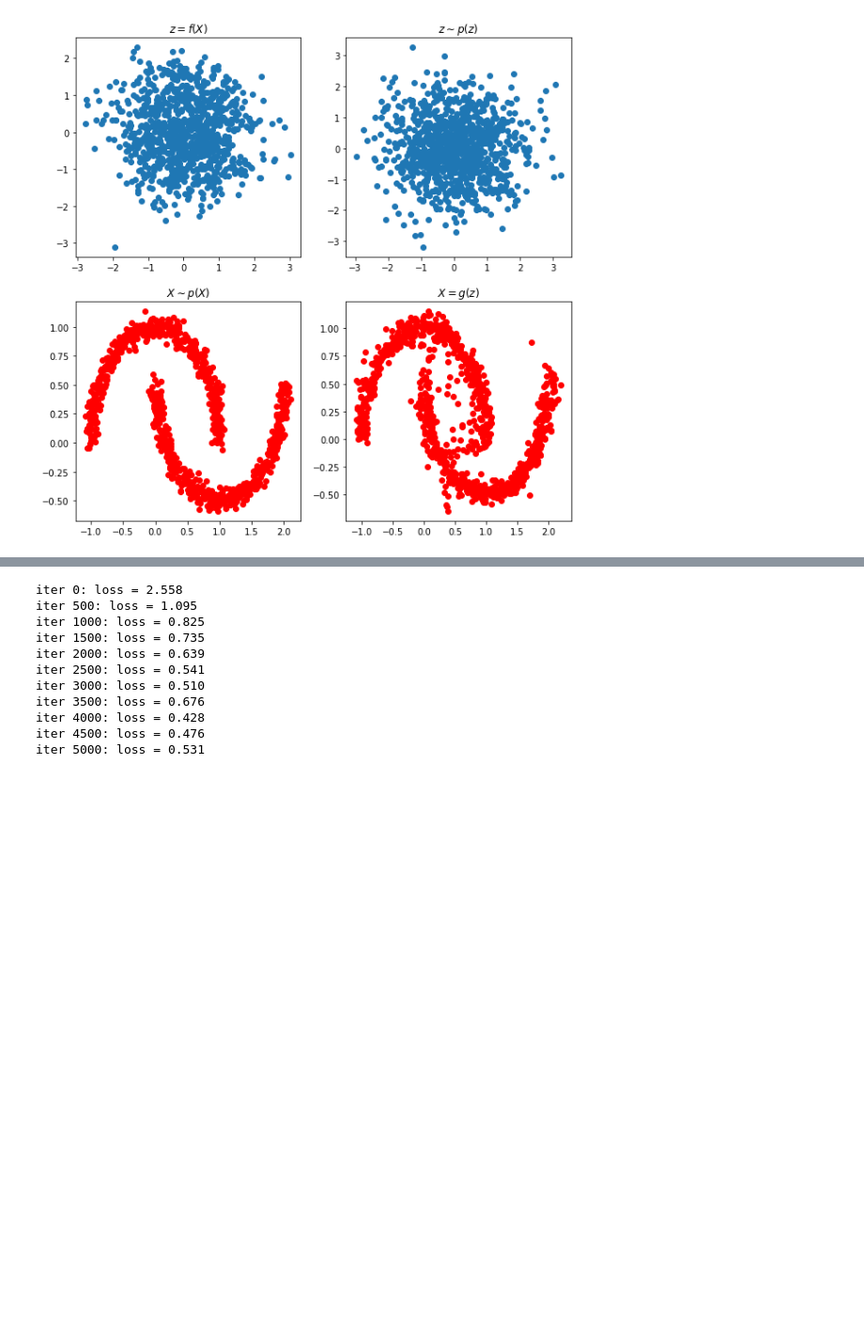
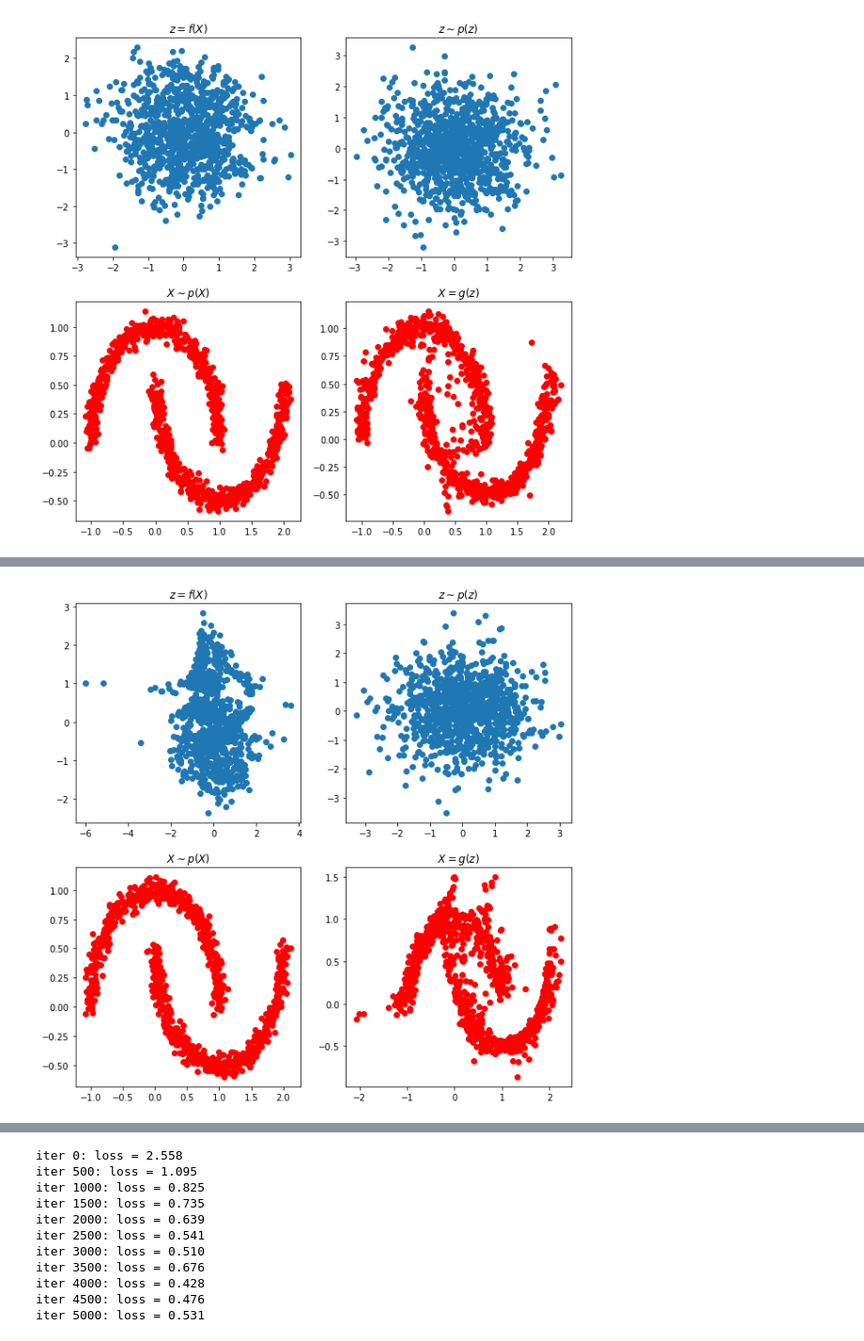
Before and after one commit to Tikhon239/HSE, a Jupyter notebook: BayesML/NF/nf-assignment.ipynb, the cells around one changed output, grey strips where cells are left out. Shown at 94% size. Cells and saved outputs as stored; diff of their text form; code cells hidden in the pictures; blank space fills up the shorter version.

```diff
--- a/BayesML/NF/nf-assignment.ipynb
+++ b/BayesML/NF/nf-assignment.ipynb
@@ -422,0 +422,9 @@ iter 10000: loss = 0.566
+# %%
+# уменьшим количество масок
+clear()
+args['number_of_coupling_layers'] = 3
+
+flow = get_flow_model(**args)
+flow.fit(**train_args)
+flow.visualization(n_samples=1000)
+# %% [output]
@@ -423,2 +442,3 @@ iter 10000: loss = 0.566
+[figure, added]
 # %%
 # увеличим количество масок
```
Also changed, not shown: parts of 17 cells of this notebook.
